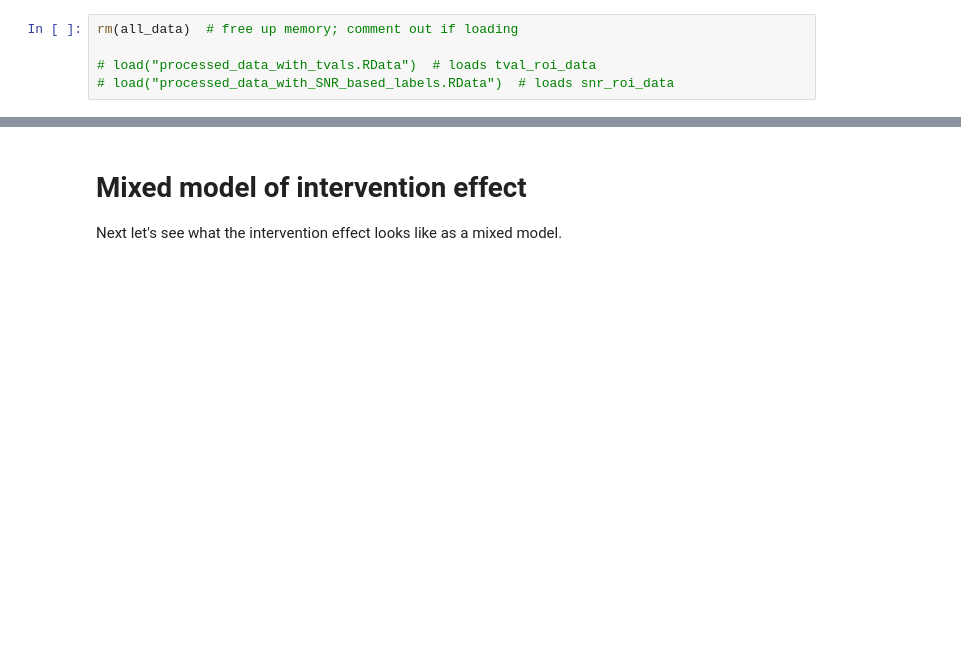
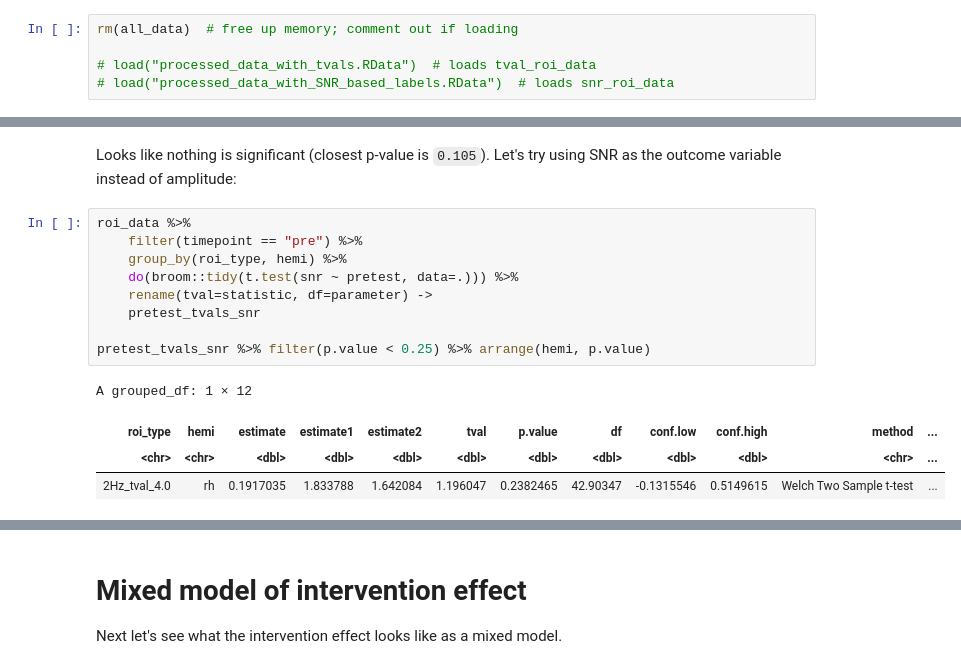
Before and after one commit to yeatmanlab/preK-MEG, a Jupyter notebook: analysis/notebooks/ssvep_ROI_modeling.ipynb, the cells around one changed output, grey strips where cells are left out. Cells and saved outputs as stored; diff of their text form; blank space fills up the shorter version.

```diff
--- a/analysis/notebooks/ssvep_ROI_modeling.ipynb
+++ b/analysis/notebooks/ssvep_ROI_modeling.ipynb
@@ -303 +303,17 @@ A grouped_df: 36 × 12
+# %% [markdown]
+Looks like nothing is significant (closest p-value is `0.105`). Let's try using SNR as the outcome variable instead of amplitude:
+# %%
+roi_data %>%
+    filter(timepoint == "pre") %>%
+    group_by(roi_type, hemi) %>%
+    do(broom::tidy(t.test(snr ~ pretest, data=.))) %>%
+    rename(tval=statistic, df=parameter) ->
+    pretest_tvals_snr
+
+pretest_tvals_snr %>% filter(p.value < 0.25) %>% arrange(hemi, p.value)
+# %% [output]
+A grouped_df: 1 × 12
+| roi_type | hemi | estimate | estimate1 | estimate2 | tval | p.value | df | conf.low | conf.high | method | ... |
+| <chr> | <chr> | <dbl> | <dbl> | <dbl> | <dbl> | <dbl> | <dbl> | <dbl> | <dbl> | <chr> | ... |
+| 2Hz_tval_4.0 | rh | 0.1917035 | 1.833788 | 1.642084 | 1.196047 | 0.2382465 | 42.90347 | -0.1315546 | 0.5149615 | Welch Two Sample t-test | ... |
 # %% [markdown]
```
Also changed, not shown: parts of 21 cells of this notebook, 2 other files.
